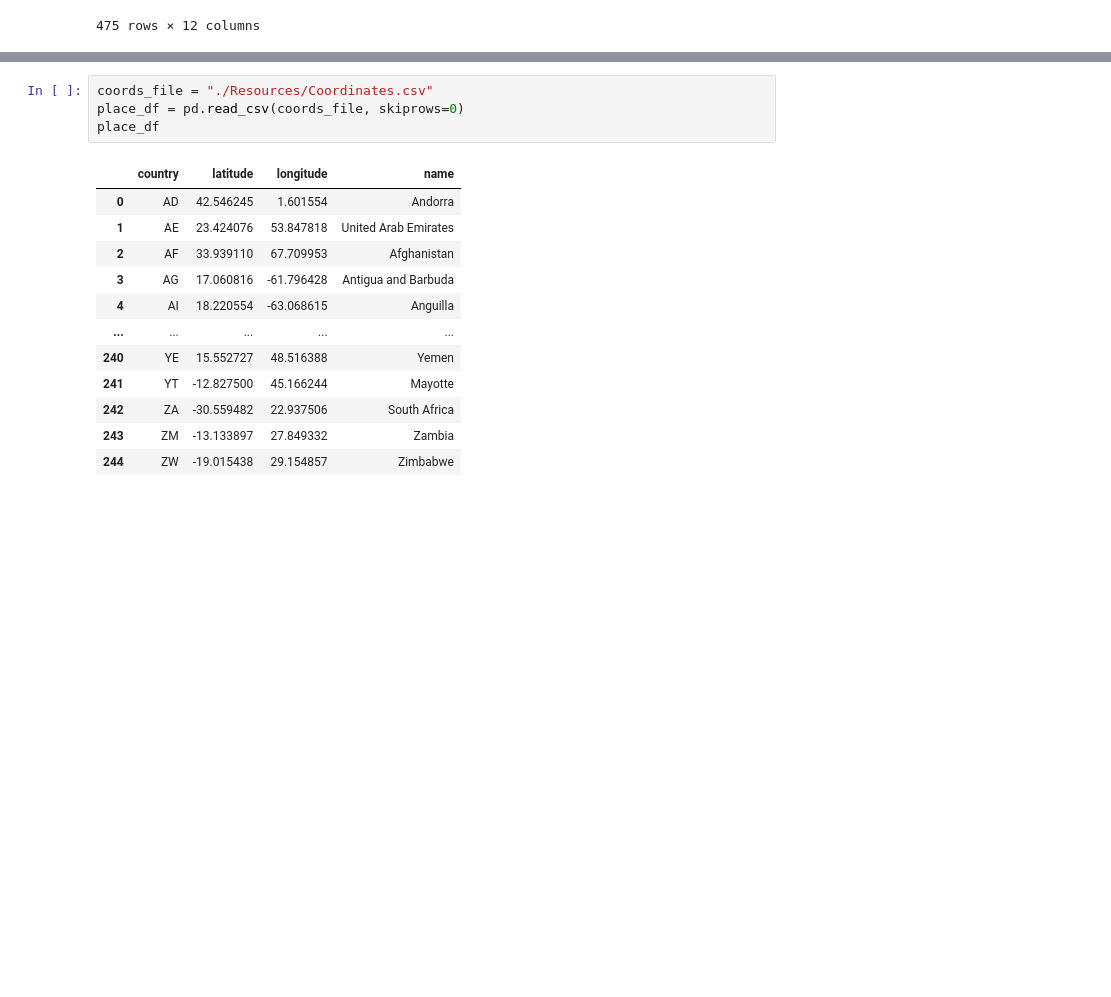
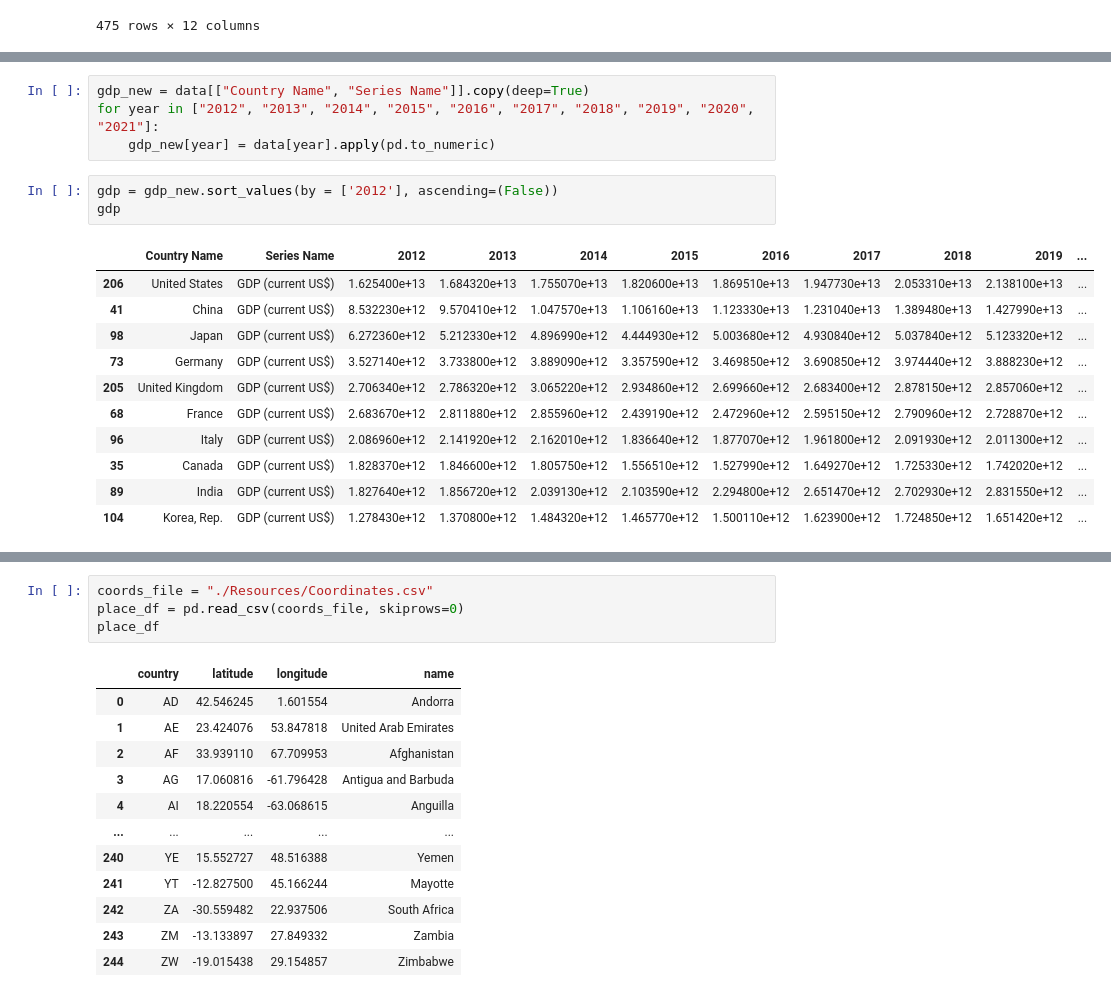
Before and after one commit to rasemanb/prioject3, a Jupyter notebook: Tables/Sql Data.ipynb, the cells around one changed output, grey strips where cells are left out. Cells and saved outputs as stored; diff of their text form; blank space fills up the shorter version.

```diff
--- a/Tables/Sql Data.ipynb
+++ b/Tables/Sql Data.ipynb
@@ -106,0 +136,19 @@ clean_df
+# %%
+gdp_new = data[["Country Name", "Series Name"]].copy(deep=True)
+for year in ["2012", "2013", "2014", "2015", "2016", "2017", "2018", "2019", "2020", "2021"]:
+    gdp_new[year] = data[year].apply(pd.to_numeric)
+# %%
+gdp = gdp_new.sort_values(by = ['2012'], ascending=(False))
+gdp
+# %% [output]
+|  | Country Name | Series Name | 2012 | 2013 | 2014 | 2015 | 2016 | 2017 | 2018 | 2019 | ... |
+| 206 | United States | GDP (current US$) | 1.625400e+13 | 1.684320e+13 | 1.755070e+13 | 1.820600e+13 | 1.869510e+13 | 1.947730e+13 | 2.053310e+13 | 2.138100e+13 | ... |
+| 41 | China | GDP (current US$) | 8.532230e+12 | 9.570410e+12 | 1.047570e+13 | 1.106160e+13 | 1.123330e+13 | 1.231040e+13 | 1.389480e+13 | 1.427990e+13 | ... |
+| 98 | Japan | GDP (current US$) | 6.272360e+12 | 5.212330e+12 | 4.896990e+12 | 4.444930e+12 | 5.003680e+12 | 4.930840e+12 | 5.037840e+12 | 5.123320e+12 | ... |
+| 73 | Germany | GDP (current US$) | 3.527140e+12 | 3.733800e+12 | 3.889090e+12 | 3.357590e+12 | 3.469850e+12 | 3.690850e+12 | 3.974440e+12 | 3.888230e+12 | ... |
+| 205 | United Kingdom | GDP (current US$) | 2.706340e+12 | 2.786320e+12 | 3.065220e+12 | 2.934860e+12 | 2.699660e+12 | 2.683400e+12 | 2.878150e+12 | 2.857060e+12 | ... |
+| 68 | France | GDP (current US$) | 2.683670e+12 | 2.811880e+12 | 2.855960e+12 | 2.439190e+12 | 2.472960e+12 | 2.595150e+12 | 2.790960e+12 | 2.728870e+12 | ... |
+| 96 | Italy | GDP (current US$) | 2.086960e+12 | 2.141920e+12 | 2.162010e+12 | 1.836640e+12 | 1.877070e+12 | 1.961800e+12 | 2.091930e+12 | 2.011300e+12 | ... |
+| 35 | Canada | GDP (current US$) | 1.828370e+12 | 1.846600e+12 | 1.805750e+12 | 1.556510e+12 | 1.527990e+12 | 1.649270e+12 | 1.725330e+12 | 1.742020e+12 | ... |
+| 89 | India | GDP (current US$) | 1.827640e+12 | 1.856720e+12 | 2.039130e+12 | 2.103590e+12 | 2.294800e+12 | 2.651470e+12 | 2.702930e+12 | 2.831550e+12 | ... |
+| 104 | Korea, Rep. | GDP (current US$) | 1.278430e+12 | 1.370800e+12 | 1.484320e+12 | 1.465770e+12 | 1.500110e+12 | 1.623900e+12 | 1.724850e+12 | 1.651420e+12 | ... |
```
Also changed, not shown: parts of 18 cells of this notebook, 2 other files.
